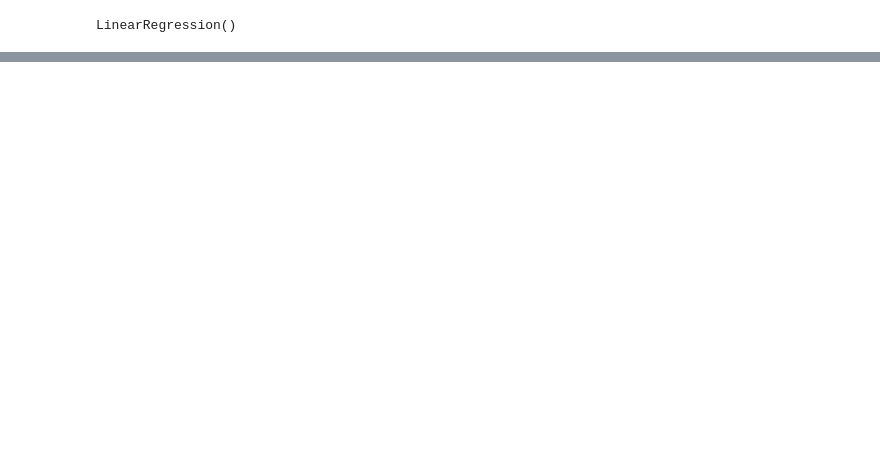
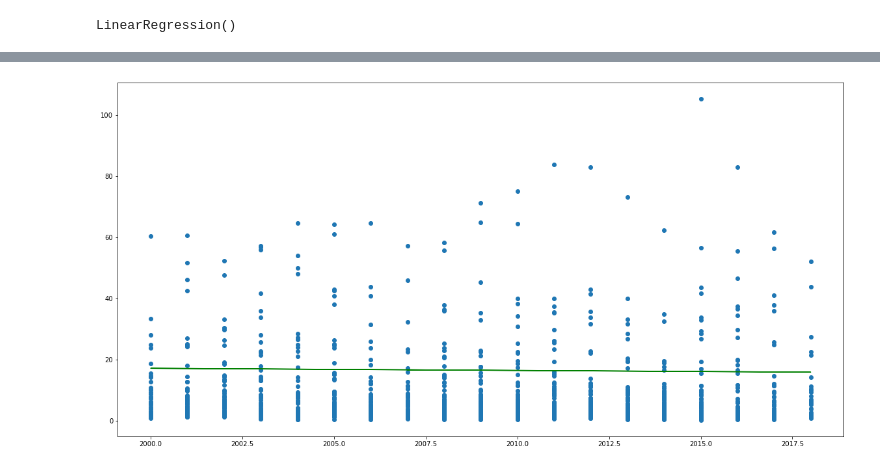
Before and after one commit to MohammedAlghazi17/Data-Mining-, a Jupyter notebook: BSHC4_Group_Project.ipynb, the cells around one changed output, grey strips where cells are left out. Saved outputs shown, nothing was run; the diff lists cells and outputs as text; code cells hidden in the pictures; blank space fills up the shorter version.

```diff
--- a/BSHC4_Group_Project.ipynb
+++ b/BSHC4_Group_Project.ipynb
@@ -330,0 +389,7 @@ Root Mean Square Error: 5.007770868626232
+# %%
+# visualize the regression line
+plt.scatter(x_train, y_train)
+plt.plot(x_train, 157.22 + -0.07*x_train, 'g')
+plt.show()
+# %% [output]
+[figure, added]
```
Also changed, not shown: parts of 20 cells of this notebook.
